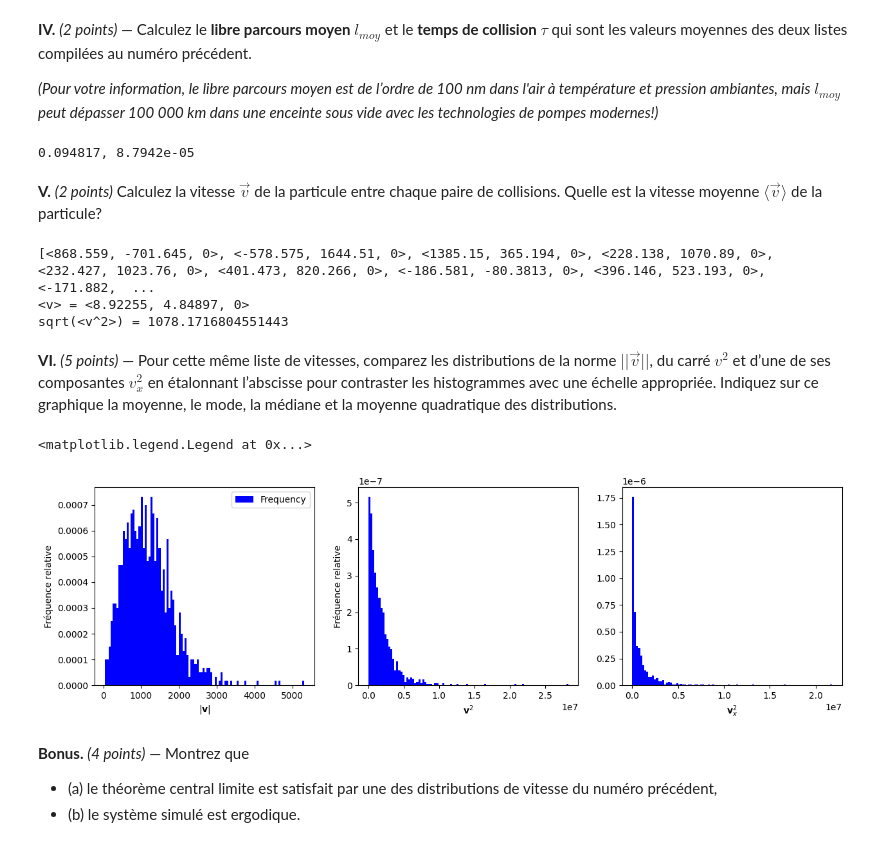
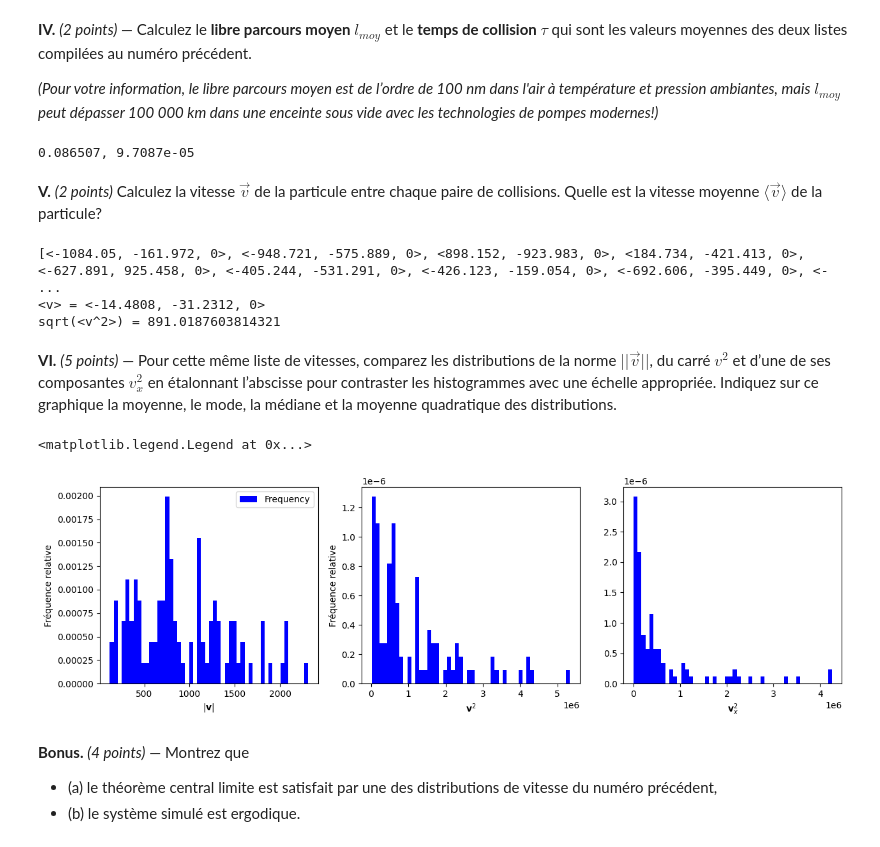
Before and after one commit to MATOT9/Etat-Solide, a Jupyter notebook: TP1/TDS-TPNB_Part1_H24.ipynb, the cells around one changed output. Cells and saved outputs as stored; diff of their text form; code cells hidden in the pictures.

```diff
--- a/TP1/TDS-TPNB_Part1_H24.ipynb
+++ b/TP1/TDS-TPNB_Part1_H24.ipynb
@@ -138,49 +134,48 @@ Temps: ['6e-05', '2e-05', '5e-05', '7e-05', '1e-05', '6e-05', '0.00015', '7e-05'
 
 _(Pour votre information, le libre parcours moyen est de l’ordre de 100 nm dans l'air à température et pression ambiantes, mais_ $l_{moy}$ _peut dépasser 100 000 km dans une enceinte sous vide avec les technologies de pompes modernes!)_
 # %%
-lmoy = np.mean(distanceCollision) #m
-tau = np.mean(timeCollision) #s
+lmoy = np.mean(dScalaire) #m
+tau = np.mean(tCollision) #s
 print(f"{lmoy:.5}, {tau:.5}")
 # %% [output]
-0.094817, 8.7942e-05
+0.086507, 9.7087e-05
 # %% [markdown]
 **V.** _(2 points)_ Calculez la vitesse $\vec{v}$ de la particule entre chaque paire de collisions. Quelle est la vitesse moyenne $\langle\vec{v}\rangle$ de la particule?
 # %%
-deltaR = [vp.vector(x, y, 0) for x, y, time in zip(xCollision, yCollision, timeCollision)]
-vecV = [R/time for R, time in zip(deltaR, timeCollision)]
-vecMoy = sum(deltaR, vp.vector(0, 0, 0)) / (dt*timeLoopLen)
+vVec = [d/t for d, t in zip(dVec, tCollision)]
+vMoy = sum(dVec, vp.vector(0, 0, 0)) / (dt*timeLoopLen)
 
-print(vecV)
-print(f"<v> = {vecMoy}")
+print(vVec)
+print(f"<v> = {vMoy}")
 print(f"sqrt(<v^2>) = {lmoy/tau}")
 # %% [output]
-[<868.559, -701.645, 0>, <-578.575, 1644.51, 0>, <1385.15, 365.194, 0>, <228.138, 1070.89, 0>, <232.427, 1023.76, 0>, <401.473, 820.266, 0>, <-186.581, -80.3813, 0>, <396.146, 523.193, 0>, <-171.882,  ...
-<v> = <8.92255, 4.84897, 0>
-sqrt(<v^2>) = 1078.1716804551443
+[<-1084.05, -161.972, 0>, <-948.721, -575.889, 0>, <898.152, -923.983, 0>, <184.734, -421.413, 0>, <-627.891, 925.458, 0>, <-405.244, -531.291, 0>, <-426.123, -159.054, 0>, <-692.606, -395.449, 0>, <- ...
+<v> = <-14.4808, -31.2312, 0>
+sqrt(<v^2>) = 891.0187603814321
 # %% [markdown]
 **VI.** _(5 points)_ &mdash; Pour cette même liste de vitesses, comparez les distributions de la norme $||\vec{v}||$, du carré $v^2$ et d’une de ses composantes $v_x^2$ en étalonnant l’abscisse pour contraster les histogrammes avec une échelle appropriée. Indiquez sur ce graphique la moyenne, le mode, la médiane et la moyenne quadratique des distributions.
 # %%
 import matplotlib.pyplot as plt
 %matplotlib inline
 
-vNorm = [vp.mag(v) for v in vecV]
-v2Norm = [vp.mag2(v) for v in vecV]
-vxNorm = [v.x**2 for v in vecV]
+vNorm = [vp.mag(v) for v in vVec]
+v2Norm = [vp.mag2(v) for v in vVec]
+vxNorm = [v.x**2 for v in vVec]
 
-NBINS = 100
+NBINS = 50
 fig, axs = plt.subplots(1, 3, figsize=(15, 4))
 axs[0].hist(vNorm, NBINS, density=True, color="b", label="Frequency")
 axs[1].hist(v2Norm, NBINS, density=True, color="b", label="Frequency")
 axs[2].hist(vxNorm, NBINS, density=True, color="b", label="Frequency")
 axs[0].set_xlabel(r"$|\mathbf{v}|$")
 axs[1].set_xlabel(r"$\mathbf{v}^2$")
 axs[2].set_xlabel(r"$\mathbf{v}_x^2$")
 [axs[i].set_ylabel("Fréquence relative") for i in range(2)]
 #axs[0].set_title("Dataset")
 axs[0].legend()
 # %% [output]
 <matplotlib.legend.Legend at 0x...>
-[figure, old version]
+[figure, new version]
 # %% [markdown]
 **Bonus.** _(4 points)_ &mdash; Montrez que
 - (a) le théorème central limite est satisfait par une des distributions de vitesse du numéro précédent,
```
Also changed, not shown: parts of 4 cells of this notebook, 2 other files.
